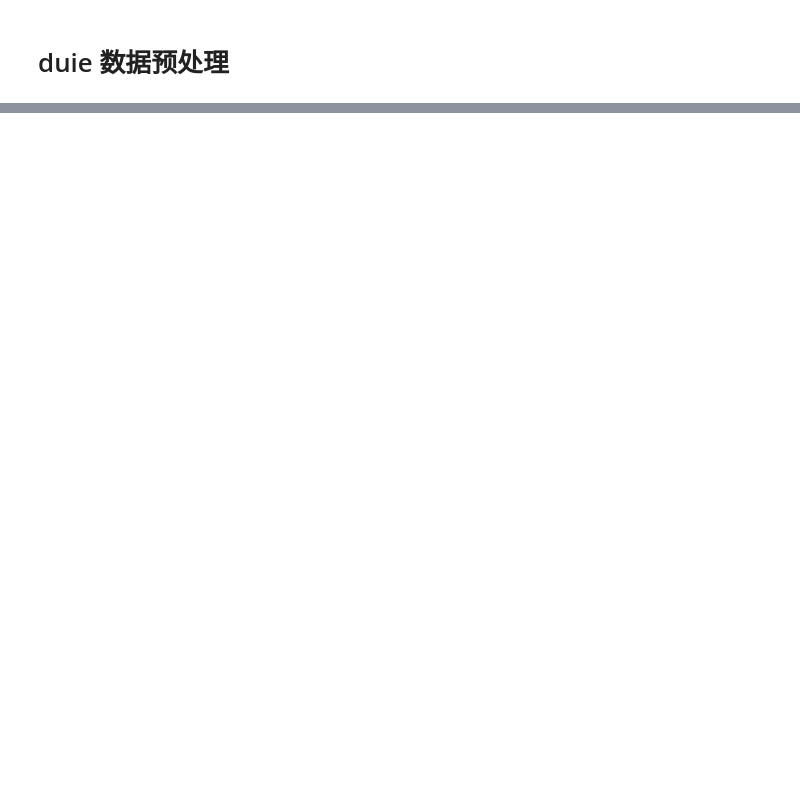
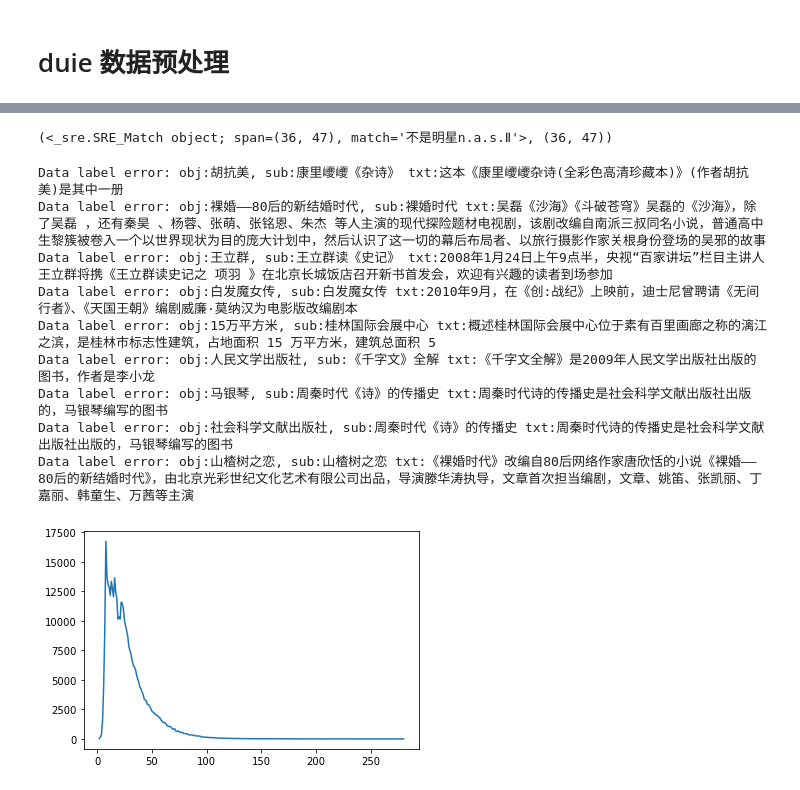
Before and after one commit to empty2enrich/TENER, a Jupyter notebook: data_preprocess/duie.ipynb, the cells around one changed output, grey strips where cells are left out. Drawn from its saved outputs; the diff is of its cells as text; code cells hidden in the pictures; blank space fills up the shorter version.

```diff
--- a/data_preprocess/duie.ipynb
+++ b/data_preprocess/duie.ipynb
@@ -26,0 +65,38 @@ JSONDecodeError: Extra data: line 2 column 1 (char 828)
+# %%
+txt = '《其实我们很熟》是由陈奂仁作词、作曲，余文乐演唱的一首歌曲，收录于专辑《不是明星n.a.s.Ⅱ》中，发行于2011年04月13日'
+reg = '不是明星N.A.S.ⅱ'
+match = re.search(re.escape(reg), txt, re.I)
+match, match.span()
+# %% [output]
+(<_sre.SRE_Match object; span=(36, 47), match='不是明星n.a.s.Ⅱ'>, (36, 47))
+# %%
+# 统计包含两个实体的最短 txt 的长度
+minlen_txt = []
+label_err_data = []
+for data in datas:
+    txt = data['text'].lower()
+    for spo in data['spo_list']:
+        obj = spo['object']
+        sub = spo['subject']
+        obj_match = re.search(re.escape(obj), txt, re.I)
+        sub_match = re.search(re.escape(sub), txt, re.I)
+        if not obj_match or not sub_match:
+            print(f'Data label error: obj:{obj}, sub:{sub} txt:{txt}')
+            label_err_data.append((obj, sub, txt))
+            continue
+        obj_s, obj_e = obj_match.span()
+        sub_s, sub_e = sub_match.span()
+        minlen_txt.append( max(obj_e, sub_e) - min(obj_s, sub_s))
+minlen_txt = Counter(minlen_txt)
+plot_coh_dict(minlen_txt)
+# %% [output]
+Data label error: obj:胡抗美, sub:康里巎巎《杂诗》 txt:这本《康里巎巎杂诗(全彩色高清珍藏本)》(作者胡抗美)是其中一册
+Data label error: obj:裸婚——80后的新结婚时代, sub:裸婚时代 txt:吴磊《沙海》《斗破苍穹》吴磊的《沙海》，除了吴磊 ，还有秦昊 、杨蓉、张萌、张铭恩、朱杰 等人主演的现代探险题材电视剧，该剧改编自南派三叔同名小说，普通高中生黎簇被卷入一个以世界现状为目的庞大计划中，然后认识了这一切的幕后布局者、以旅行摄影作家关根身份登场的吴邪的故事
+Data label error: obj:王立群, sub:王立群读《史记》 txt:2008年1月24日上午9点半，央视“百家讲坛”栏目主讲人王立群将携《王立群读史记之 项羽 》在北京长城饭店召开新书首发会，欢迎有兴趣的读者到场参加
+Data label error: obj:白发魔女传, sub:白发魔女传 txt:2010年9月，在《创:战纪》上映前，迪士尼曾聘请《无间行者》、《天国王朝》编剧威廉·莫纳汉为电影版改编剧本
+Data label error: obj:15万平方米, sub:桂林国际会展中心 txt:概述桂林国际会展中心位于素有百里画廊之称的漓江之滨，是桂林市标志性建筑，占地面积 15 万平方米，建筑总面积 5
+Data label error: obj:人民文学出版社, sub:《千字文》全解 txt:《千字文全解》是2009年人民文学出版社出版的图书，作者是李小龙
+Data label error: obj:马银琴, sub:周秦时代《诗》的传播史 txt:周秦时代诗的传播史是社会科学文献出版社出版的，马银琴编写的图书
+Data label error: obj:社会科学文献出版社, sub:周秦时代《诗》的传播史 txt:周秦时代诗的传播史是社会科学文献出版社出版的，马银琴编写的图书
+Data label error: obj:山楂树之恋, sub:山楂树之恋 txt:《裸婚时代》改编自80后网络作家唐欣恬的小说《裸婚——80后的新结婚时代》，由北京光彩世纪文化艺术有限公司出品，导演滕华涛执导，文章首次担当编剧，文章、姚笛、张凯丽、丁嘉丽、韩童生、万茜等主演
+[figure, added]
```
Also changed, not shown: parts of 33 cells of this notebook, 4 other files.
